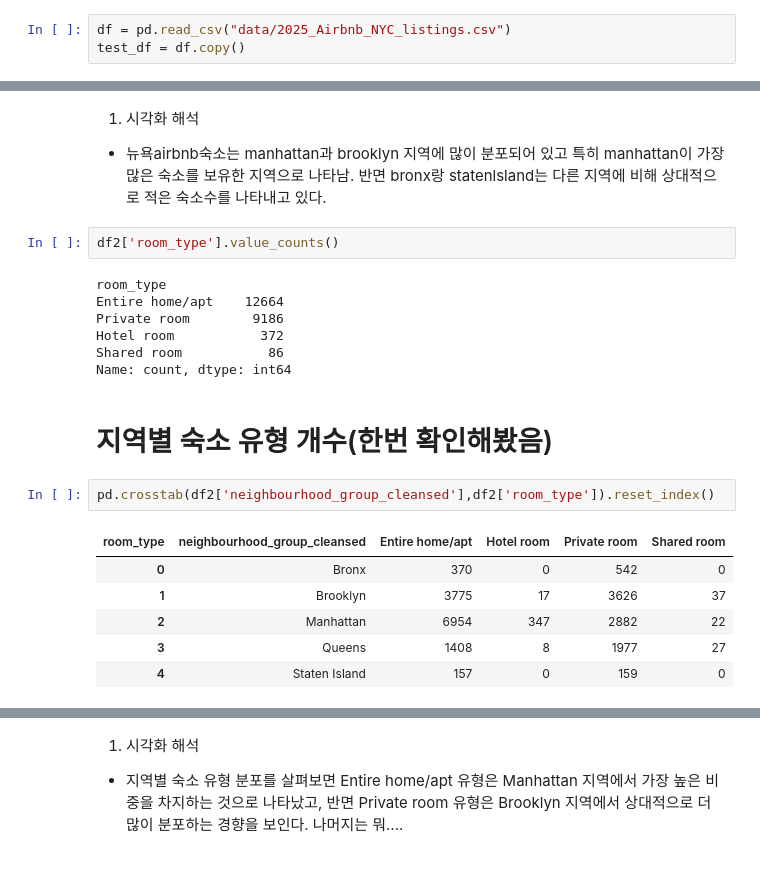
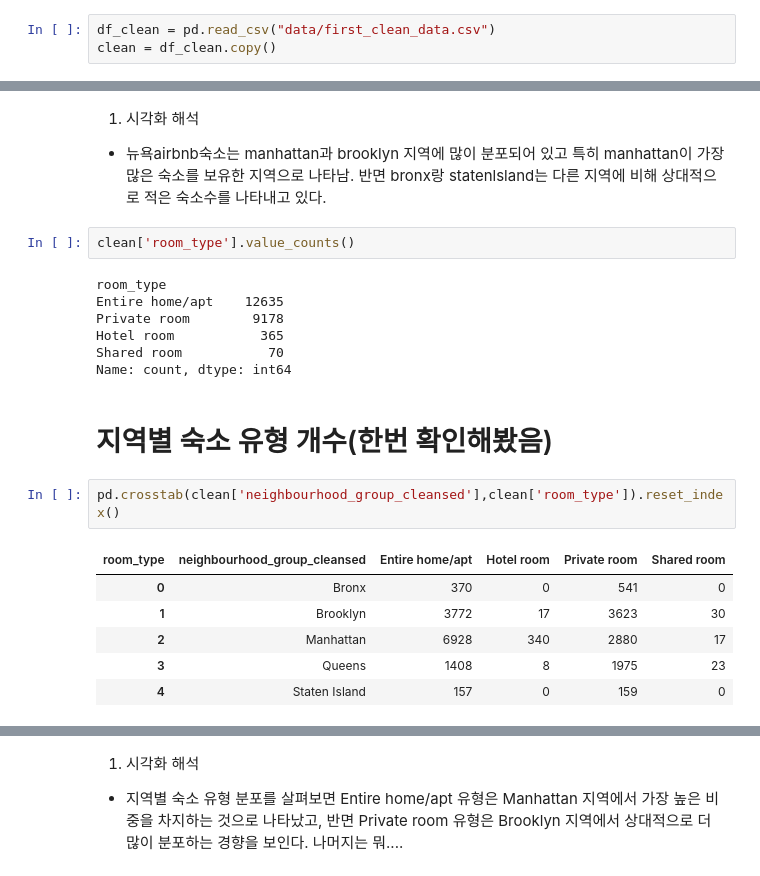
Before and after one commit to KyungminChang/data-analysis-project-BBB, a Jupyter notebook: 02_basic_statistics.ipynb, the cells around one changed output, grey strips where cells are left out. Drawn from its saved outputs; the diff is of its cells as text.

```diff
--- a/02_basic_statistics.ipynb
+++ b/02_basic_statistics.ipynb
@@ -13,5 +13,5 @@ import platform
 plt.rcParams['font.family'] = 'Malgun Gothic'
 plt.rcParams['axes.unicode_minus'] = False
 # %%
-df = pd.read_csv("data/2025_Airbnb_NYC_listings.csv")
-test_df = df.copy()
+df_clean = pd.read_csv("data/first_clean_data.csv")
+clean = df_clean.copy()
@@ -81,24 +59,24 @@ plt.show()
 1. 시각화 해석
 - 뉴욕airbnb숙소는 manhattan과 brooklyn 지역에 많이 분포되어 있고 특히 manhattan이 가장 많은 숙소를 보유한 지역으로 나타남. 반면 bronx랑 statenlsland는 다른 지역에 비해 상대적으로 적은 숙소수를 나타내고 있다.
 # %%
-df2['room_type'].value_counts()
+clean['room_type'].value_counts()
 # %% [output]
 room_type
-Entire home/apt    12664
-Private room        9186
-Hotel room           372
-Shared room           86
+Entire home/apt    12635
+Private room        9178
+Hotel room           365
+Shared room           70
 Name: count, dtype: int64
 # %% [markdown]
 # 지역별 숙소 유형 개수(한번 확인해봤음)
 # %%
-pd.crosstab(df2['neighbourhood_group_cleansed'],df2['room_type']).reset_index()
+pd.crosstab(clean['neighbourhood_group_cleansed'],clean['room_type']).reset_index()
 # %% [output]
 | room_type | neighbourhood_group_cleansed | Entire home/apt | Hotel room | Private room | Shared room |
-| 0 | Bronx | 370 | 0 | 542 | 0 |
-| 1 | Brooklyn | 3775 | 17 | 3626 | 37 |
-| 2 | Manhattan | 6954 | 347 | 2882 | 22 |
-| 3 | Queens | 1408 | 8 | 1977 | 27 |
+| 0 | Bronx | 370 | 0 | 541 | 0 |
+| 1 | Brooklyn | 3772 | 17 | 3623 | 30 |
+| 2 | Manhattan | 6928 | 340 | 2880 | 17 |
+| 3 | Queens | 1408 | 8 | 1975 | 23 |
 | 4 | Staten Island | 157 | 0 | 159 | 0 |
 # %%
 plt.figure(figsize=(8,5))
```
Also changed, not shown: parts of 11 cells of this notebook.
